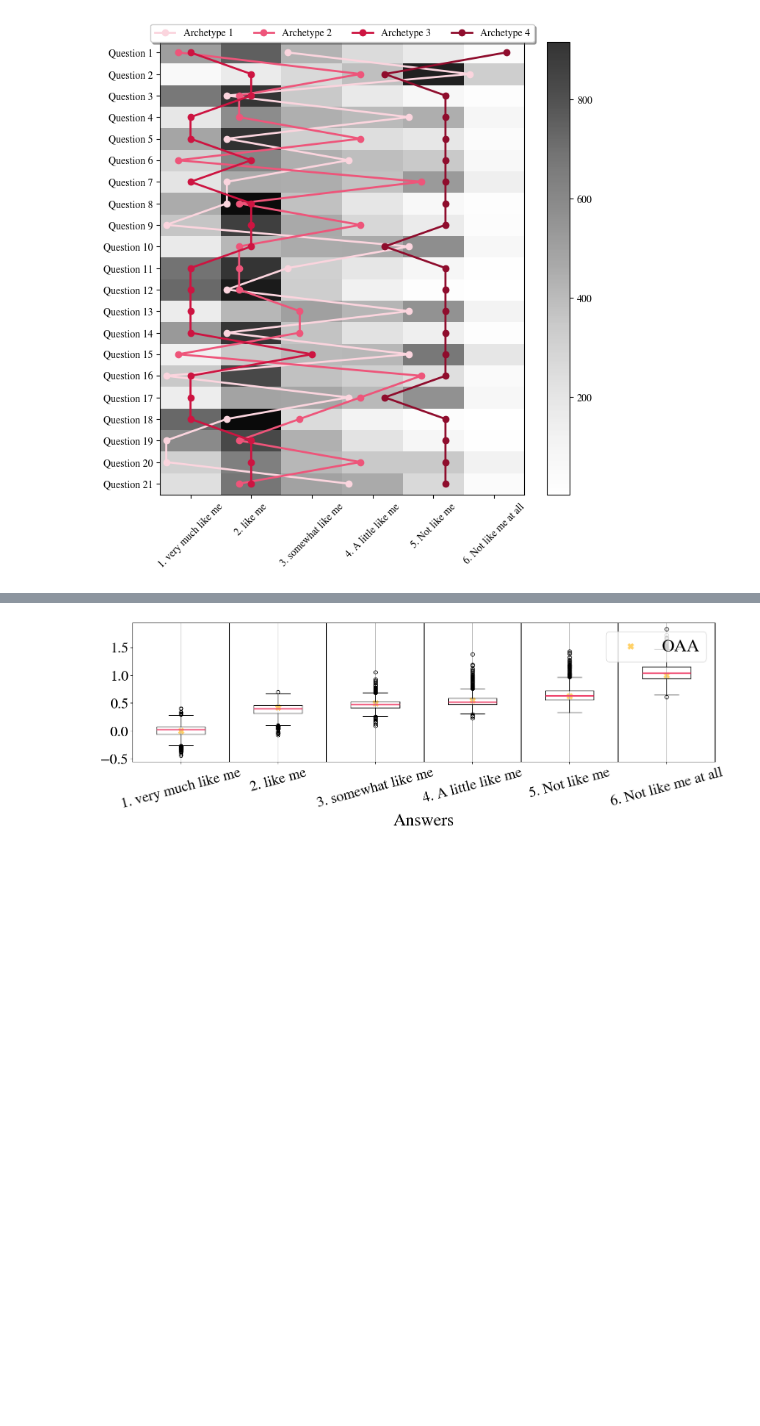
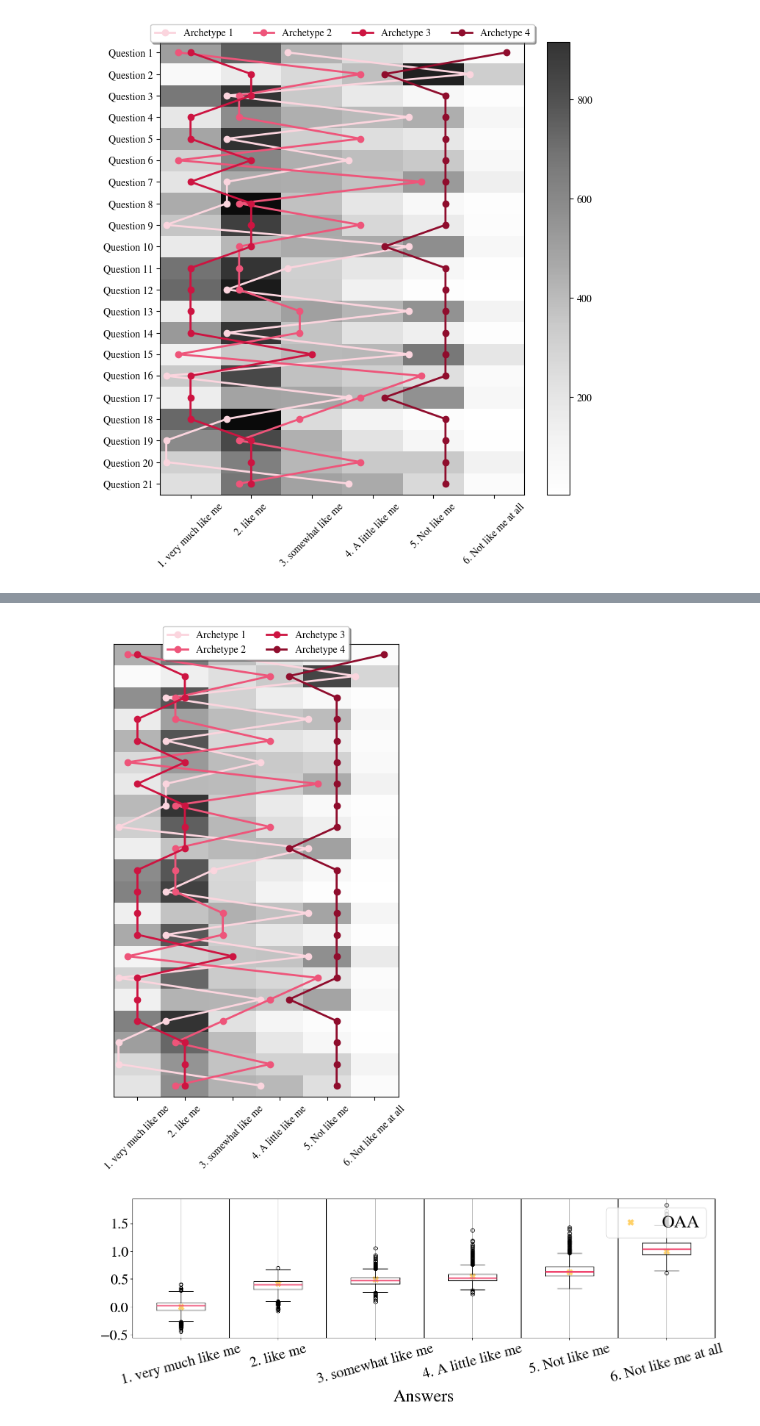
Before and after one commit to Maplewarrior/OrdinalArchetypalAnalysis, a Jupyter notebook: real_data_plots.ipynb, the cells around one changed output, grey strips where cells are left out. Saved outputs shown, nothing was run; the diff lists cells and outputs as text; code cells hidden in the pictures; blank space fills up the shorter version.

```diff
--- a/real_data_plots.ipynb
+++ b/real_data_plots.ipynb
@@ -411,3 +562,18 @@ plt.savefig("Plots_for_paper/Archetypes_AA_GB.png",dpi=1000)
+# %%
+filename = "C:/Users/aejew/Downloads/AA_results/AA_results/ESS8_GB_results/All_Res/RBOAA_K=4_rep=2"
+file = load_result_obj(filename)
+archetypes = np.round(file.X@file.B)
+likert_text = ['1. very much like me', '2. like me', '3. somewhat like me', '4. A little like me', '5. Not like me', '6. Not like me at all']
+
+questions = [f'Question {i+1}' for i in range(file.X.shape[0])]
+
+r,g,b = hex_to_rgb(my_pallette['RBOAA'])
+new = adjust_color_lightness(r, g, b, 1+0.5)
+plot_archetypal_answers(file.X,archetypes,likert_text,questions,new, type = 'lines')
+
+plt.savefig("Plots_for_paper/Archetypes_RBOAA_GB.png",dpi=1000)
+# %% [output]
+[figure, added]
 # %%
 b_OAA = GB_res['OAA']['K4'][6].b
 
```
Also changed, not shown: parts of 10 cells of this notebook, 2 other files.
